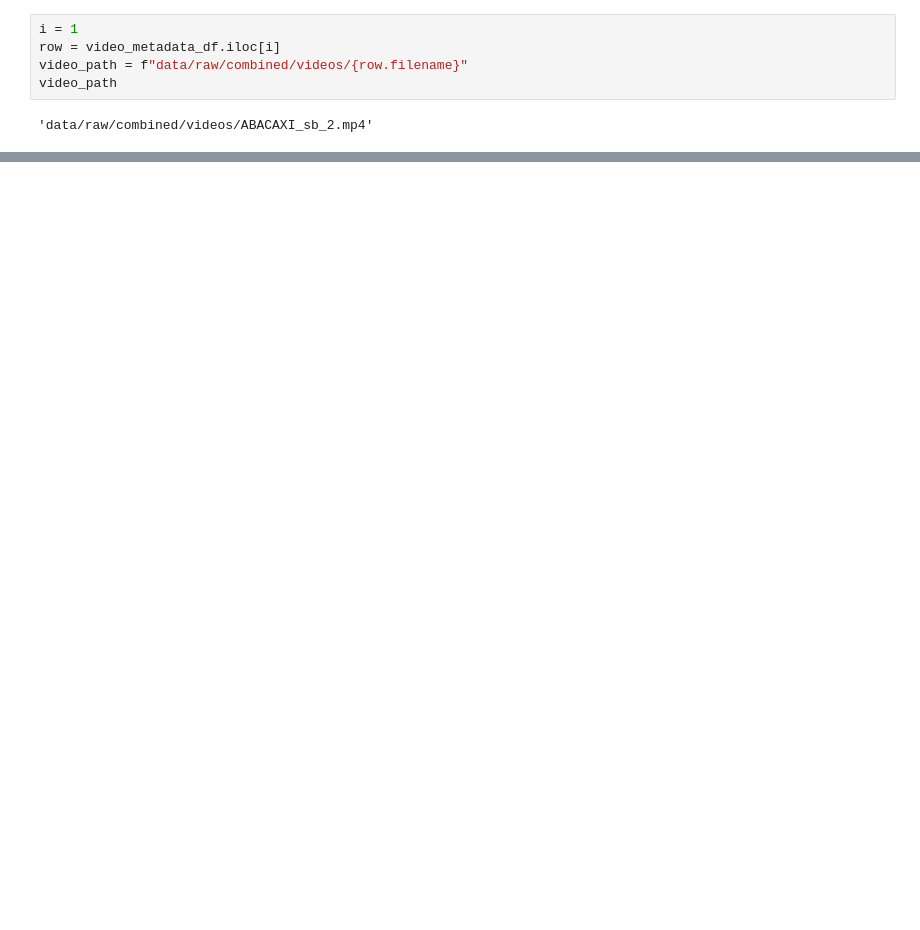
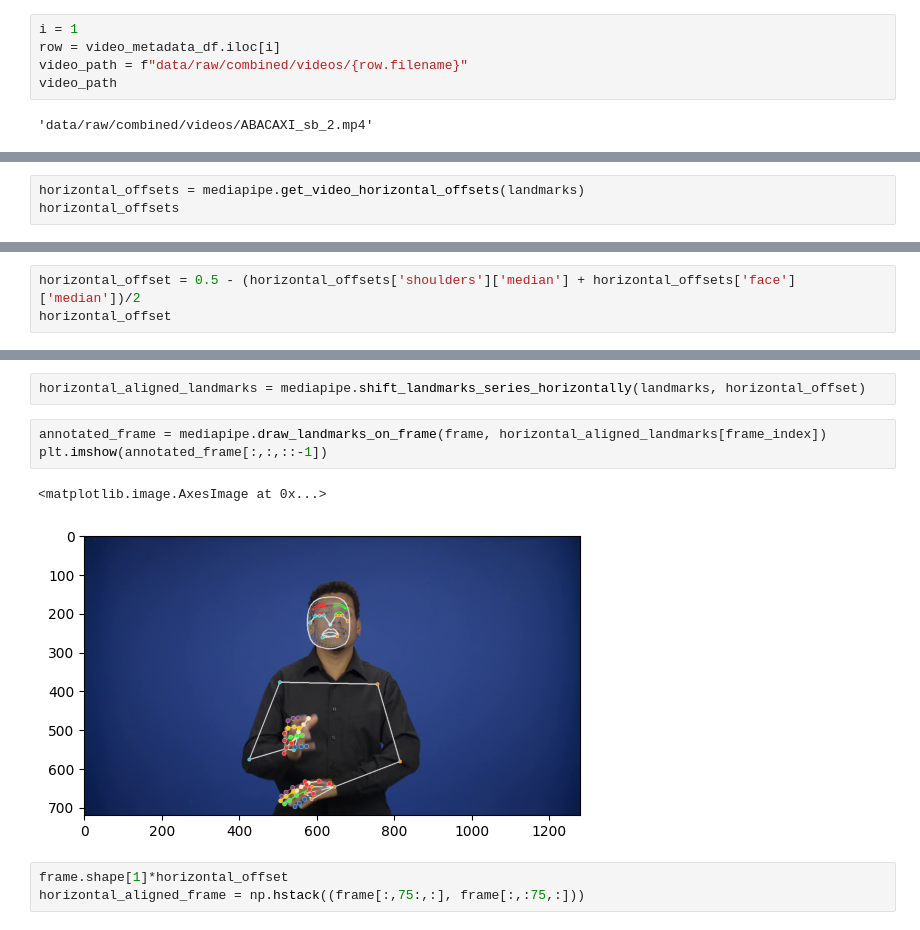
Before and after one commit to patrickf949/SaoPauloBrazilChapter_BrazilianSignLanguage, a Jupyter notebook: code/preprocess/mediapipe_holistic.ipynb, the cells around one changed output, grey strips where cells are left out. Drawn from its saved outputs; the diff is of its cells as text; blank space fills up the shorter version.

```diff
--- a/code/preprocess/mediapipe_holistic.ipynb
+++ b/code/preprocess/mediapipe_holistic.ipynb
@@ -173,0 +166,3 @@ fig = detector.draw_landmarks_3d(
+# %%
+horizontal_offsets = mediapipe.get_video_horizontal_offsets(landmarks)
+horizontal_offsets
@@ -173,0 +178,3 @@ fig = detector.draw_landmarks_3d(
+# %%
+horizontal_offset = 0.5 - (horizontal_offsets['shoulders']['median'] + horizontal_offsets['face']['median'])/2
+horizontal_offset
@@ -173,0 +189,11 @@ fig = detector.draw_landmarks_3d(
+# %%
+horizontal_aligned_landmarks = mediapipe.shift_landmarks_series_horizontally(landmarks, horizontal_offset)
+# %%
+annotated_frame = mediapipe.draw_landmarks_on_frame(frame, horizontal_aligned_landmarks[frame_index])
+plt.imshow(annotated_frame[:,:,::-1])
+# %% [output]
+<matplotlib.image.AxesImage at 0x...>
+[figure, added]
+# %%
+frame.shape[1]*horizontal_offset
+horizontal_aligned_frame = np.hstack((frame[:,75:,:], frame[:,:75,:]))
```
Also changed, not shown: parts of 34 cells of this notebook, 1 other file.
